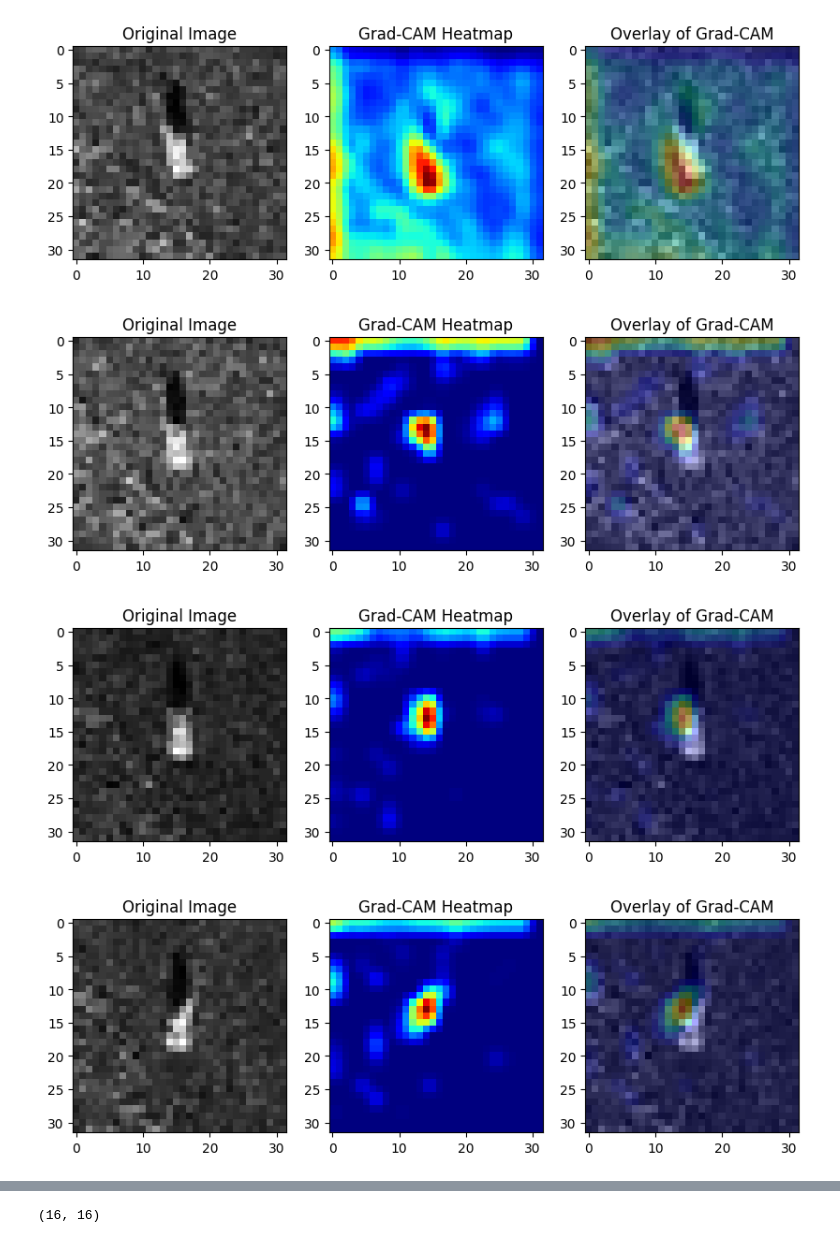
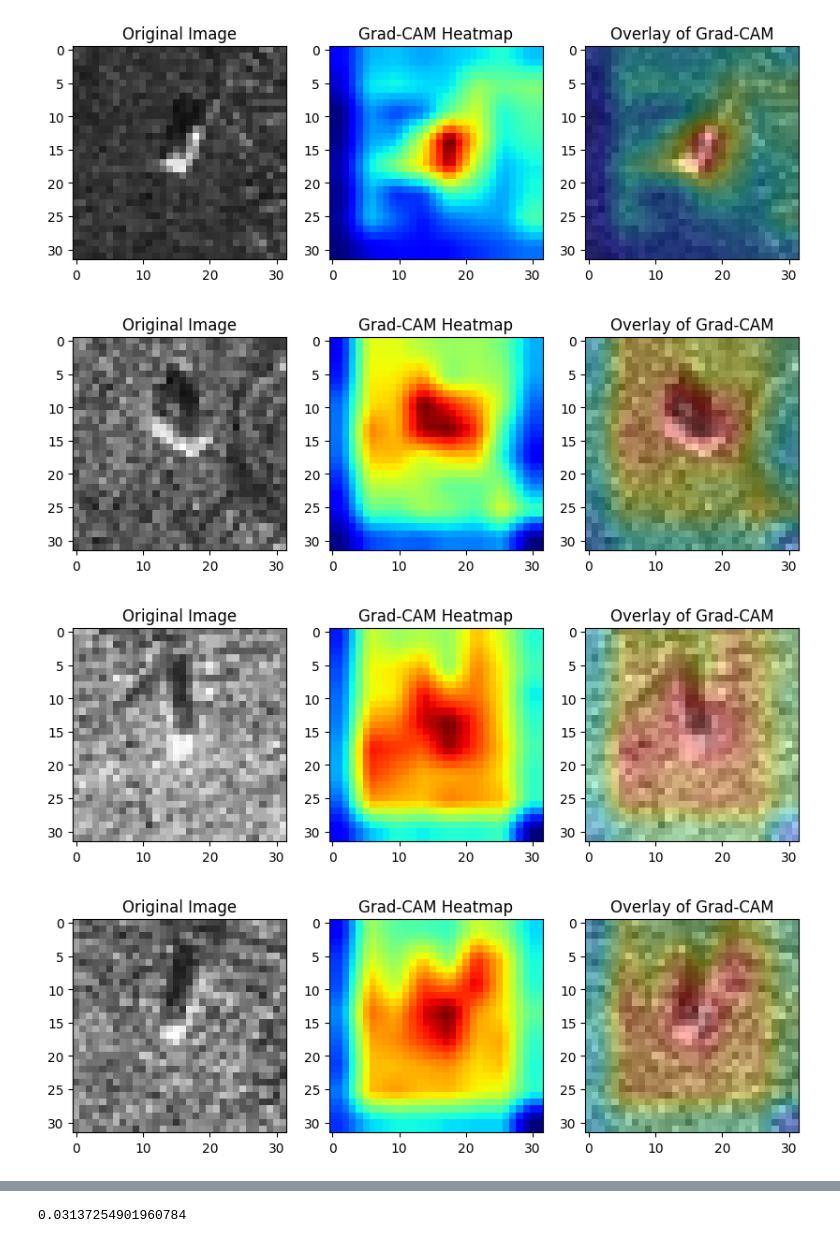
Before and after one commit to amirhoseinoveis/GradCAM-with-MSTAR, a Jupyter notebook: GradCAM_with_MSTAR.ipynb, the cells around one changed output, grey strips where cells are left out. Saved outputs shown, nothing was run; the diff lists cells and outputs as text; code cells hidden in the pictures.

```diff
--- a/GradCAM_with_MSTAR.ipynb
+++ b/GradCAM_with_MSTAR.ipynb
@@ -85,24 +92,27 @@ def save_and_display_gradcam(img, heatmap, cam_path="cam.jpg", alpha=0.5):
     superimposed_img =( jet_heatmap * alpha + img)
     superimposed_img/=superimposed_img.max()
 
-    matplotlib.pyplot.figure(figsize=(10, 5))
-    matplotlib.pyplot.subplot(1, 3, 1)
-    matplotlib.pyplot.title('Original Image')
-    matplotlib.pyplot.imshow(img)
+    plt.figure(figsize=(10, 5))
+    plt.subplot(1, 3, 1)
+    plt.title('Original Image')
+    plt.imshow(img)
 
-    matplotlib.pyplot.subplot(1, 3, 2)
-    matplotlib.pyplot.title('Grad-CAM Heatmap')
-    matplotlib.pyplot.imshow(heatmap, cmap='jet')
+    plt.subplot(1, 3, 2)
+    plt.title('Grad-CAM Heatmap')
+    plt.imshow(heatmap, cmap='jet')
 
-    matplotlib.pyplot.subplot(1, 3, 3)
-    matplotlib.pyplot.title('Overlay of Grad-CAM')
-    matplotlib.pyplot.imshow(superimposed_img)
+    plt.subplot(1, 3, 3)
+    plt.title('Overlay of Grad-CAM')
+    plt.imshow(superimposed_img)
 # %%
 inputs = Input(shape=(32,32,3),name="Input")
-x = Conv2D(32, 3, activation="relu", padding='same',name='Conv1')(inputs)
+x = Conv2D(128, 3, activation="relu", padding='same',name='Conv1')(inputs)
 x = MaxPooling2D(2,name='Pool1')(x)
-x = Conv2D(16, 3, activation="relu",padding='same',name='Conv2')(x)
+x = Conv2D(32, 3, activation="relu",padding='same',name='Conv3')(x)
 x = MaxPooling2D(2,name='Pool2')(x)
+x = Conv2D(16, 3, activation="relu",padding='same',name='Conv4')(x)
+x = MaxPooling2D(2,name='Pool3')(x)
+
 x = Flatten(name='Vectorize')(x)
 outputs= Dense(3,name='FC',activation="softmax")(x)
 model = Model(inputs, outputs)
@@ -194,16 +206,17 @@ x_test=np.copy(x_test_mstar)
 image_size=(32,32)
 
 model.layers[-1].activation = None
-for i in range(10) :
+for i in range(0,800,100) :
 
     img_array=x_test[i:i+1]
-    preds = model.predict(img_array)
-    heatmap = make_gradcam_heatmap(img_array, model, last_conv_layer_name= "Conv2")
+    print(y_test_mstar[i:i+1])
+    #preds = model.predict(img_array)
+    heatmap = make_gradcam_heatmap(img_array, model, last_conv_layer_name= "Conv4")
 
     heatmap = tf.image.resize(heatmap[..., tf.newaxis], image_size)
     heatmap = tf.squeeze(heatmap).numpy()
 
 
 
-    save_and_display_gradcam(np.uint8(255*np.squeeze((img_array-img_array.min())/(img_array.max()-img_array.min()))), heatmap)
+    save_and_display_gradcam(np.squeeze(np.uint8(255 *  img_array)), heatmap)
 # %% [output]
@@ -222,4 +236,4 @@ for i in range(10) :
-[figure, old version]
+[figure, new version]
-[figure, old version]
+[figure, new version]
-[figure, old version]
+[figure, new version]
-[figure, old version]
+[figure, new version]
@@ -230,4 +242,4 @@ for i in range(10) :
-# %%
-make_gradcam_heatmap(img_array, model, last_conv_layer_name= "Conv2").shape
-# %% [output]
-(16, 16)
+# %%
+img_array.min()
+# %% [output]
+0.03137254901960784
```
Also changed, not shown: parts of 6 cells of this notebook.
